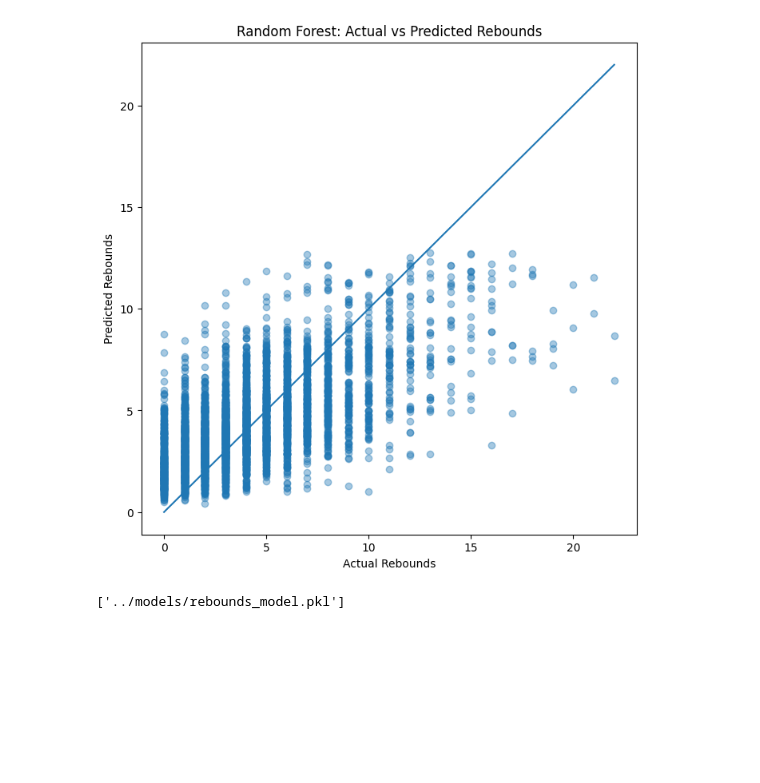
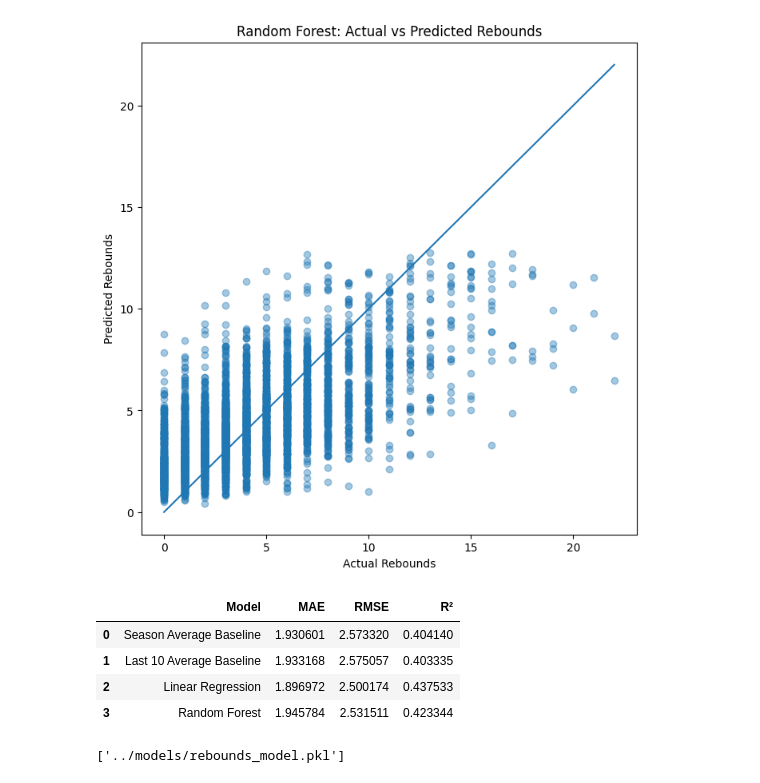
Before and after one commit to devan-jariwala/HoopIQ, a Jupyter notebook: notebooks/04_rebounds_training.ipynb, the cells around one changed output. Saved outputs shown, nothing was run; the diff lists cells and outputs as text; code cells hidden in the pictures; blank space fills up the shorter version.

```diff
--- a/notebooks/04_rebounds_training.ipynb
+++ b/notebooks/04_rebounds_training.ipynb
@@ -342,6 +342,32 @@ plt.title("Random Forest: Actual vs Predicted Rebounds")
 plt.show()
 # %% [output]
 [figure]
+# %%
+baseline_results = []
+
+baselines = {
+    "Season Average Baseline": test["REB_SEASON_AVG"],
+    "Last 10 Average Baseline": test["REB_LAST_10_AVG"],
+    "Linear Regression": linear_predictions,
+    "Random Forest": rf_predictions,
+}
+
+for model_name, predictions in baselines.items():
+    baseline_results.append({
+        "Model": model_name,
+        "MAE": mean_absolute_error(y_test, predictions),
+        "RMSE": np.sqrt(mean_squared_error(y_test, predictions)),
+        "R²": r2_score(y_test, predictions),
+    })
+
+points_comparison = pd.DataFrame(baseline_results)
+points_comparison
+# %% [output]
+|  | Model | MAE | RMSE | R² |
+| 0 | Season Average Baseline | 1.930601 | 2.573320 | 0.404140 |
+| 1 | Last 10 Average Baseline | 1.933168 | 2.575057 | 0.403335 |
+| 2 | Linear Regression | 1.896972 | 2.500174 | 0.437533 |
+| 3 | Random Forest | 1.945784 | 2.531511 | 0.423344 |
 # %%
 joblib.dump(linear_model, "../models/rebounds_model.pkl")
 # %% [output]
```
Also changed, not shown: 2 other files.
